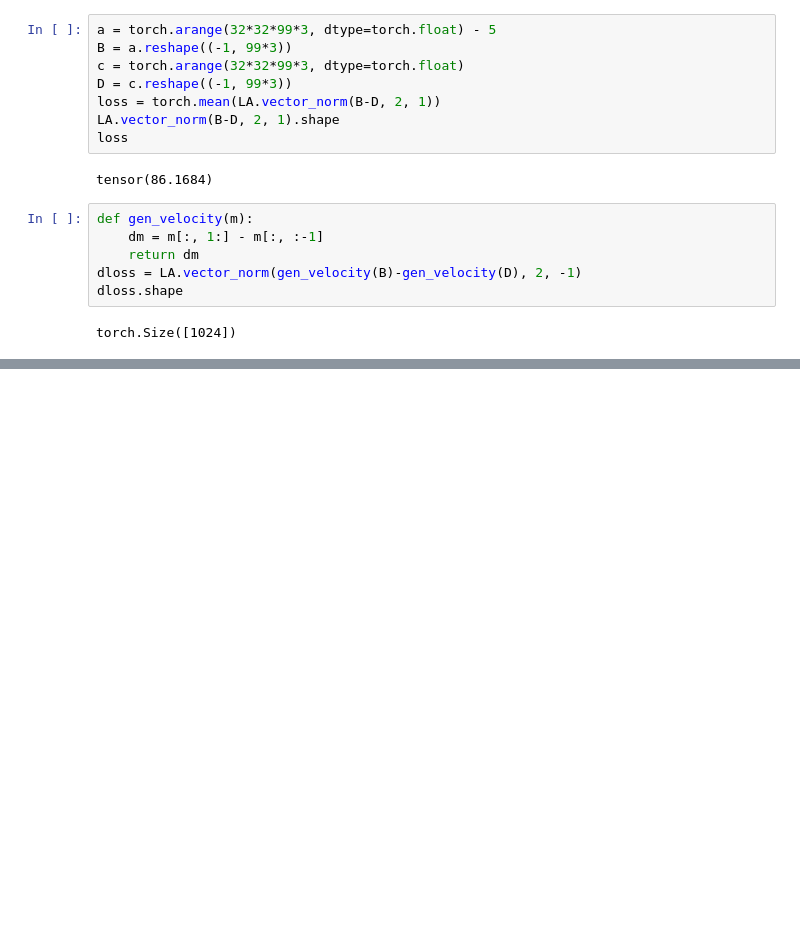
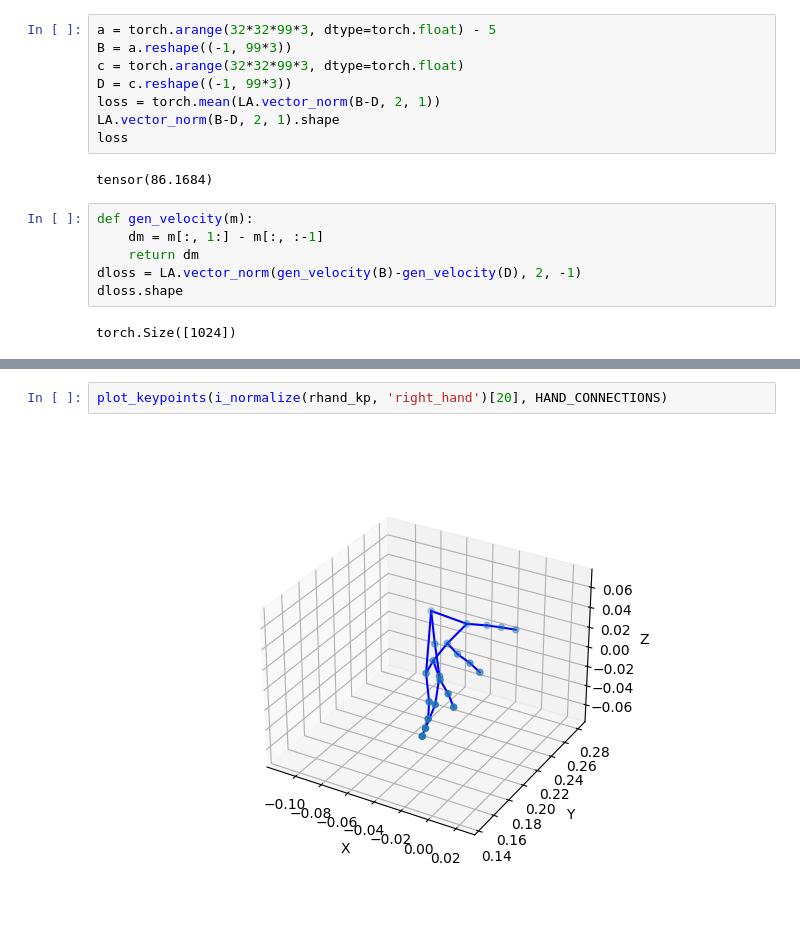
Before and after one commit to okason97/HandCraft, a Jupyter notebook: src/gen_model_test.ipynb, the cells around one changed output, grey strips where cells are left out. Drawn from its saved outputs; the diff is of its cells as text; blank space fills up the shorter version.

```diff
--- a/src/gen_model_test.ipynb
+++ b/src/gen_model_test.ipynb
@@ -211,0 +328,4 @@ setup: from __main__ import stepmodel
+# %%
+plot_keypoints(i_normalize(rhand_kp, 'right_hand')[20], HAND_CONNECTIONS)
+# %% [output]
+[figure, added]
```
Also changed, not shown: parts of 17 cells of this notebook, 15 other files.
